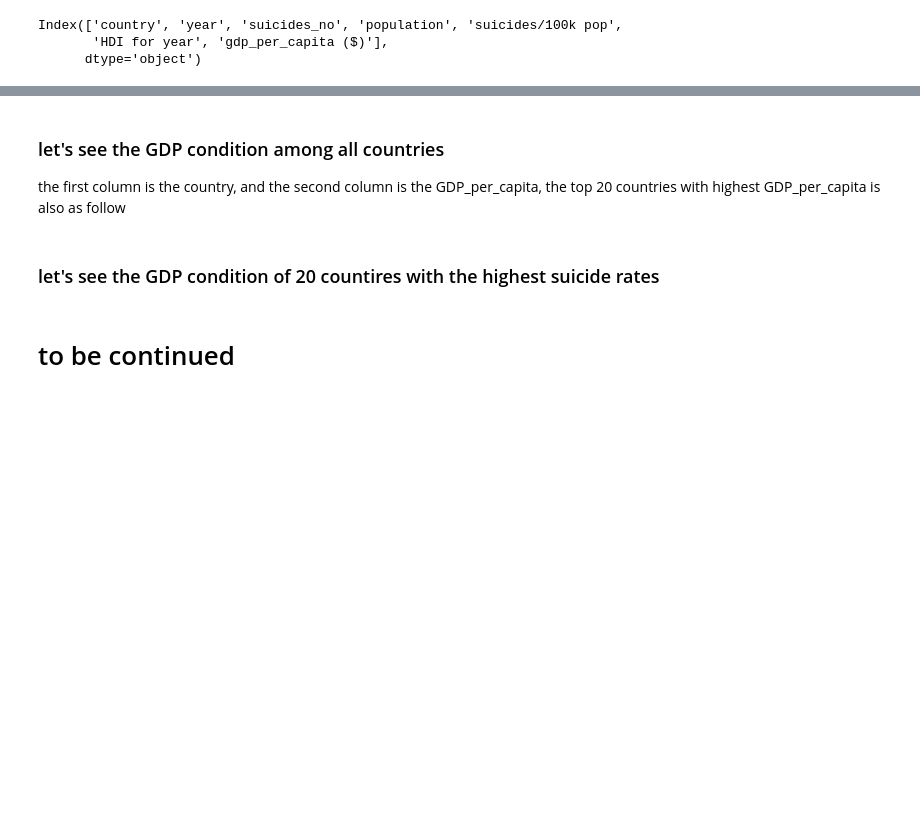
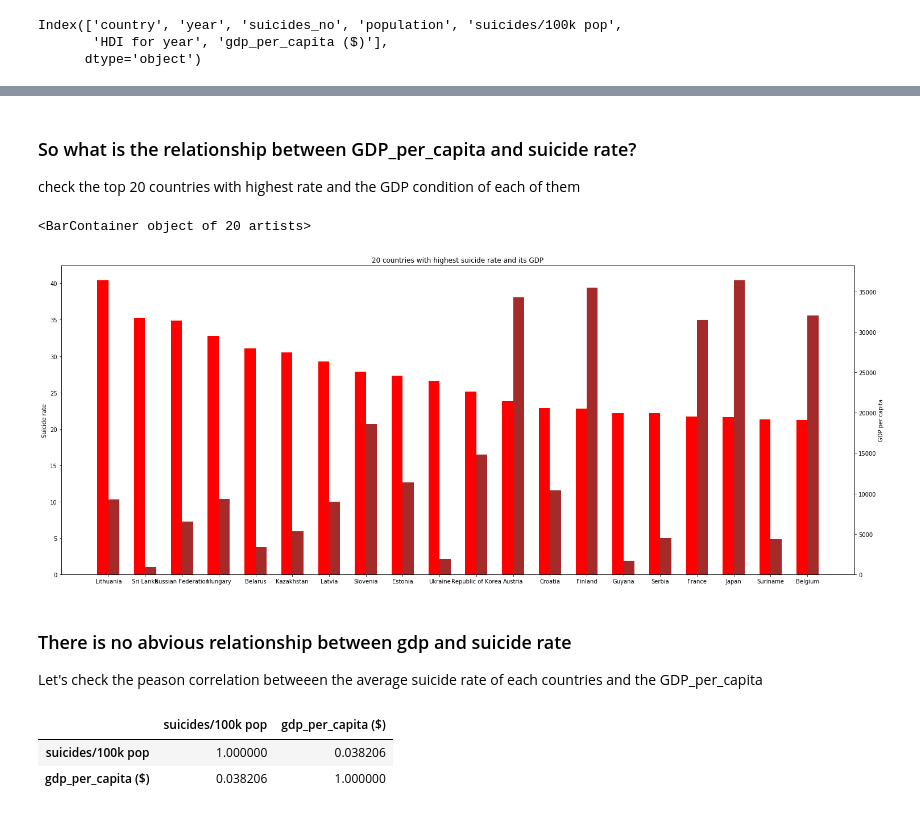
Before and after one commit to 775771922/data_visulization_suicide_dataset, a Jupyter notebook: Data_visualization.ipynb, the cells around one changed output, grey strips where cells are left out. Cells and saved outputs as stored; diff of their text form; code cells hidden in the pictures; blank space fills up the shorter version.

```diff
--- a/Data_visualization.ipynb
+++ b/Data_visualization.ipynb
@@ -166,7 +180,32 @@ array([68798.38709677, 67756.4494382 , 62981.76190476, 57319.6       ,
-# %% [markdown]
-### let's see the GDP condition among all countries
-the first column is the country, and the second column is the GDP_per_capita, the top 20 countries with highest GDP_per_capita is also as follow
-# %% [markdown]
-### let's see the GDP condition of 20 countires with the highest suicide rates
-# %% [markdown]
-# to be continued
+# %% [markdown]
+### So what is the relationship between GDP_per_capita and suicide rate?
+ check the top 20 countries with highest rate and the GDP condition of each of them
+# %%
+highest_rate_gdp = suicide_rate.iloc[0:topN,2]
+
+fig = plt.figure(figsize=(25,10))
+ax1 = fig.add_subplot(111)
+ax2 = ax1.twinx()
+plt.xticks(range(topN),highest_rate_countries,rotation=180)
+plt.title('20 countries with highest suicide rate and its GDP')
+plt.xlabel('Countries')
+ax1.set_ylabel('Suicide rate')
+ax2.set_ylabel('GDP per capita')
+
+width = 0.3
+position1 = np.arange(topN) - width/2.0
+position2 = position1 + width
+ax1.bar(position1,highest_rate,width=width,color='r')
+ax2.bar(position2,highest_rate_gdp,width=width,color='brown')
+# %% [output]
+<BarContainer object of 20 artists>
+[figure, added]
+# %% [markdown]
+### There is no abvious relationship between gdp and suicide rate
+Let's check the peason correlation betweeen the average suicide rate of each countries and the GDP_per_capita
+# %%
+suicide_rate.corr('pearson')
+# %% [output]
+|  | suicides/100k pop | gdp_per_capita ($) |
+| suicides/100k pop | 1.000000 | 0.038206 |
+| gdp_per_capita ($) | 0.038206 | 1.000000 |
```
Also changed, not shown: parts of 12 cells of this notebook.
